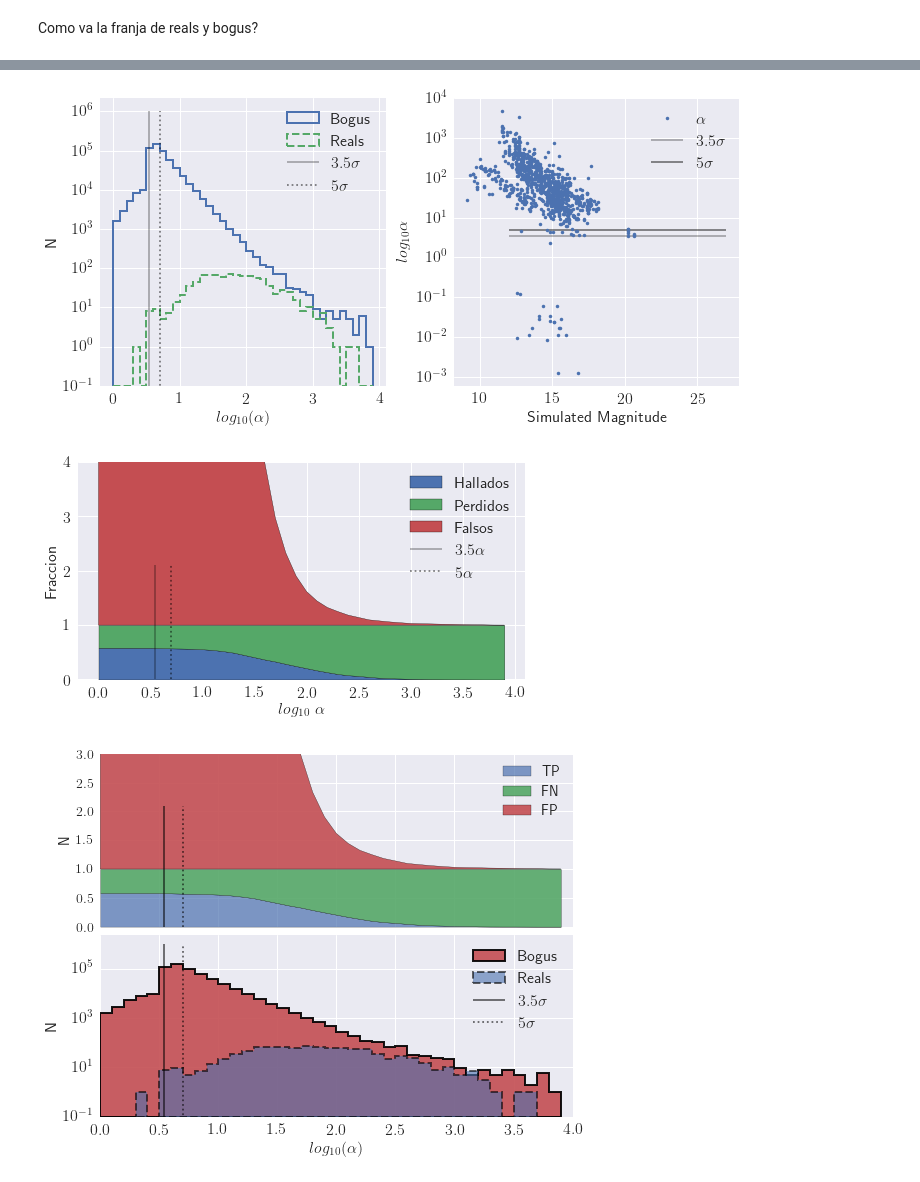
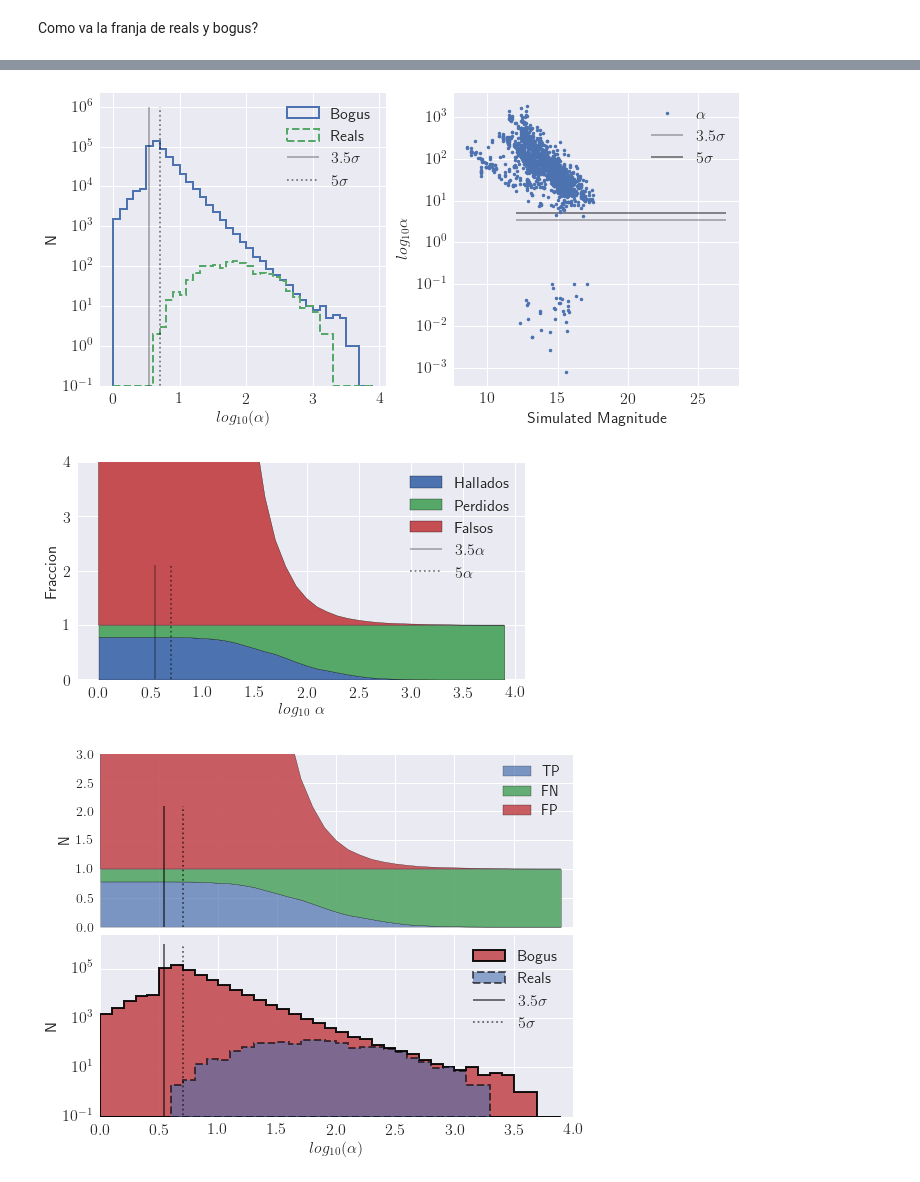
Before and after one commit to BrunoSanchez/O2RBMLearning, a Jupyter notebook: scorr_figures.ipynb, the cells around one changed output, grey strips where cells are left out. Cells and saved outputs as stored; diff of their text form; code cells hidden in the pictures.

```diff
--- a/scorr_figures.ipynb
+++ b/scorr_figures.ipynb
@@ -15,7 +15,7 @@ sns.set_context(font_scale=16)
 plt.rcParams["patch.force_edgecolor"] = True
 plt.rcParams['text.usetex'] = True
 # %%
-engine = create_engine('sqlite:///../O2RBpipeline/O2rbogus-dev.db')
+engine = create_engine('sqlite:///../O2RBpipeline/Low_threshO2rbogus-dev.db')
 # %%
 simulated = pd.read_sql_query("""SELECT * FROM Simulated""", engine)
 # %%
@@ -121,35 +121,35 @@ plt.figure(figsize=(10, 5))
 plt.subplot(121)
 bins=np.arange(0, 4, .1)
 
 plt.hist(np.log10(bogus.SIGNIFICANCE[bogus.SIGNIFICANCE>0.]),
          log=True, alpha=1, label='Bogus', bins=bins, histtype='step', lw=2,
          linestyle='-') #, cumulative=True, normed=True)
 
 plt.hist(np.log10(reals.SIGNIFICANCE[reals.SIGNIFICANCE>0.]),
          log=True, alpha=1, label='Reals', bins=bins, histtype='step', lw=2,
          linestyle='--') #, cumulative=True, normed=True)
 
 plt.vlines(x=np.log10(3.5), ymax=10e5, ymin=0., label=r'$3.5\sigma$', alpha=0.3)
 plt.vlines(x=np.log10(5), linestyle=':', ymax=10e5, ymin=0., label=r'$5\sigma$', alpha=0.5)
 
 plt.xlabel(r'$log_{10}(\alpha)$', fontsize=16)
 plt.ylabel('N', fontsize=16)
 
 plt.tick_params(labelsize=16)
 plt.legend(loc='best', fontsize=16)
 
 plt.subplot(122)
-plt.semilogy(reals.sim_mag+25, reals.SIGNIFICANCE, '.', label=r'$\alpha$')
+plt.semilogy(reals.sim_mag, reals.SIGNIFICANCE, '.', label=r'$\alpha$')
 plt.ylabel(r'$log_{10}\alpha$', fontsize=16)
 plt.hlines(y=3.5, xmax=27, xmin=12., label=r'$3.5\sigma$', alpha=0.3)
 plt.hlines(y=5, xmax=27, xmin=12., label=r'$5\sigma$', alpha=0.5)
 plt.tick_params(labelsize=16)
 plt.xlabel('Simulated Magnitude', fontsize=16)
 plt.legend(loc='best', fontsize=16)
 plt.tight_layout()
 plt.savefig('significance_magnitudes.png', dpi=420)
 # %% [output]
-[figure, old version]
+[figure, new version]
 # %%
 def TruePositives(dt, thresh, tot_sim):
     detections = dt[dt.SIGNIFICANCE>thresh]
@@ -188,7 +188,7 @@ plt.tick_params(labelsize=16)
 plt.ylim(0, 4)
 plt.savefig('scorr_thresholds.png', dpi=480)
 # %% [output]
-[figure, old version]
+[figure, new version]
 # %%
 from matplotlib.ticker import NullFormatter
 
@@ -258,4 +258,4 @@ axHistx.set_ylabel('N')
 
 plt.savefig('significance_values.pdf', format='pdf', dpi=420)
 # %% [output]
-[figure, old version]
+[figure, new version]
```
Also changed, not shown: parts of 8 cells of this notebook, 11 other files.
